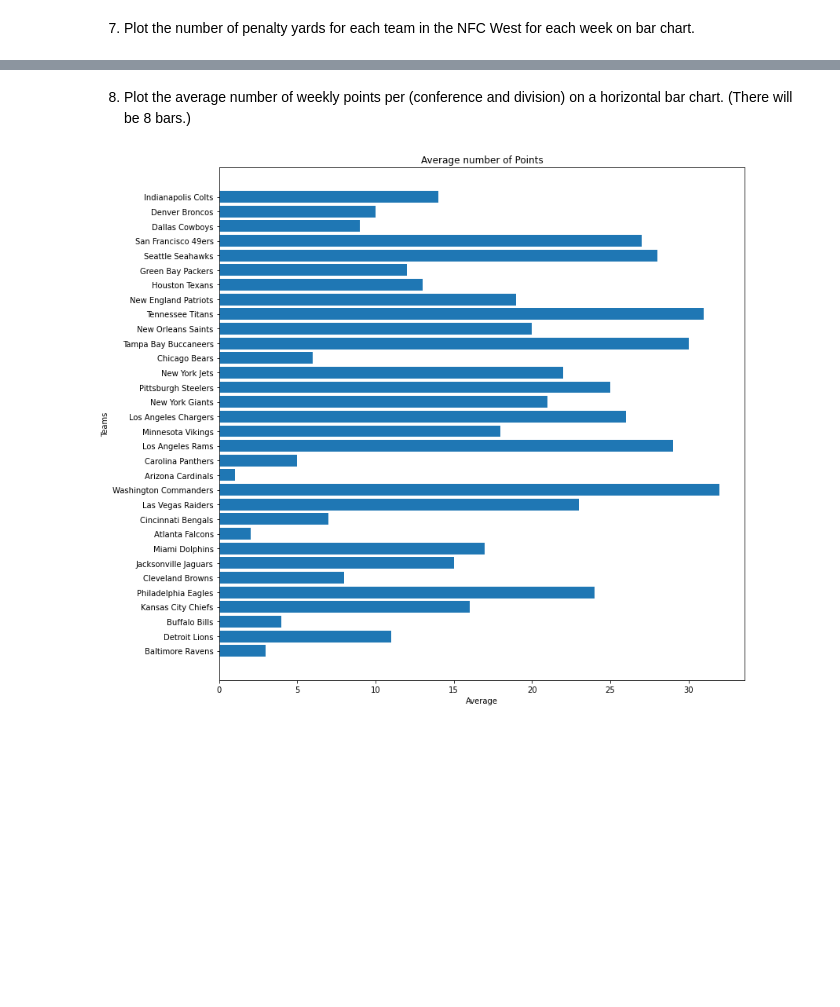
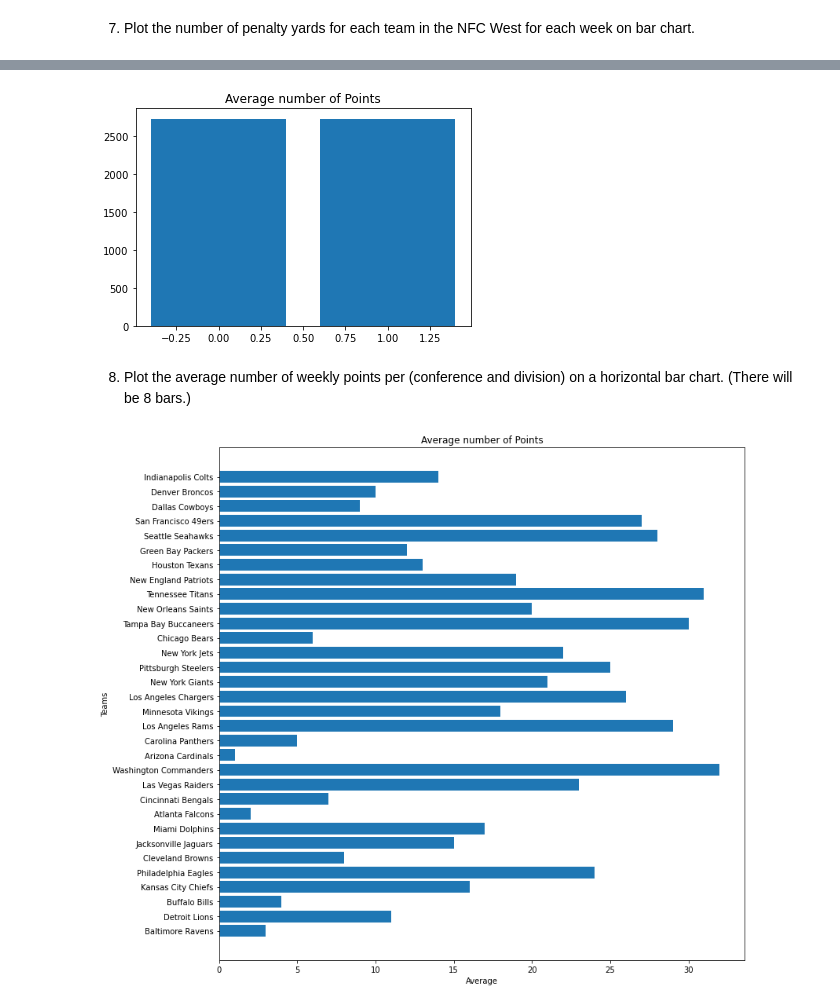
Before and after one commit to kayleeodom/cis277-fa22-Lab5, a Jupyter notebook: Lab5.ipynb, the cells around one changed output, grey strips where cells are left out. Drawn from its saved outputs; the diff is of its cells as text; code cells hidden in the pictures; blank space fills up the shorter version.

```diff
--- a/Lab5.ipynb
+++ b/Lab5.ipynb
@@ -205,23 +151,25 @@ plt.show()
 # %%
 mask = (
-    (nfl_team.Conference == "NFC") &
-    (nfl_team.Division == "West")
+    (df.Conference == "NFC") &
+    (df.Division == "West")
 )
 mask
-answer = nfl_team[mask]
-score = nfl_team[mask].penalty_yards.sum()
+answer = df[mask].team.value_counts
+score = df[mask].penalty_yards.sum()
 score
 
-plt.bar(score, answer)
+plt.bar(mask, score)
 plt.title("Average number of Points")
 plt.show()
 #we = nfl_team.week
 #we
 #plt.bar(nfl_team.week, score)
 #plt.title("Penalty Yards")
 #plt.xlabel("")
 #plt.ylabel("")
 #plt.show()
+# %% [output]
+[figure, added]
 # %% [markdown]
 8. Plot the average number of weekly points per (conference and division) on a horizontal bar chart. (There will be 8 bars.)
 # %%
```
Also changed, not shown: parts of 13 cells of this notebook.
